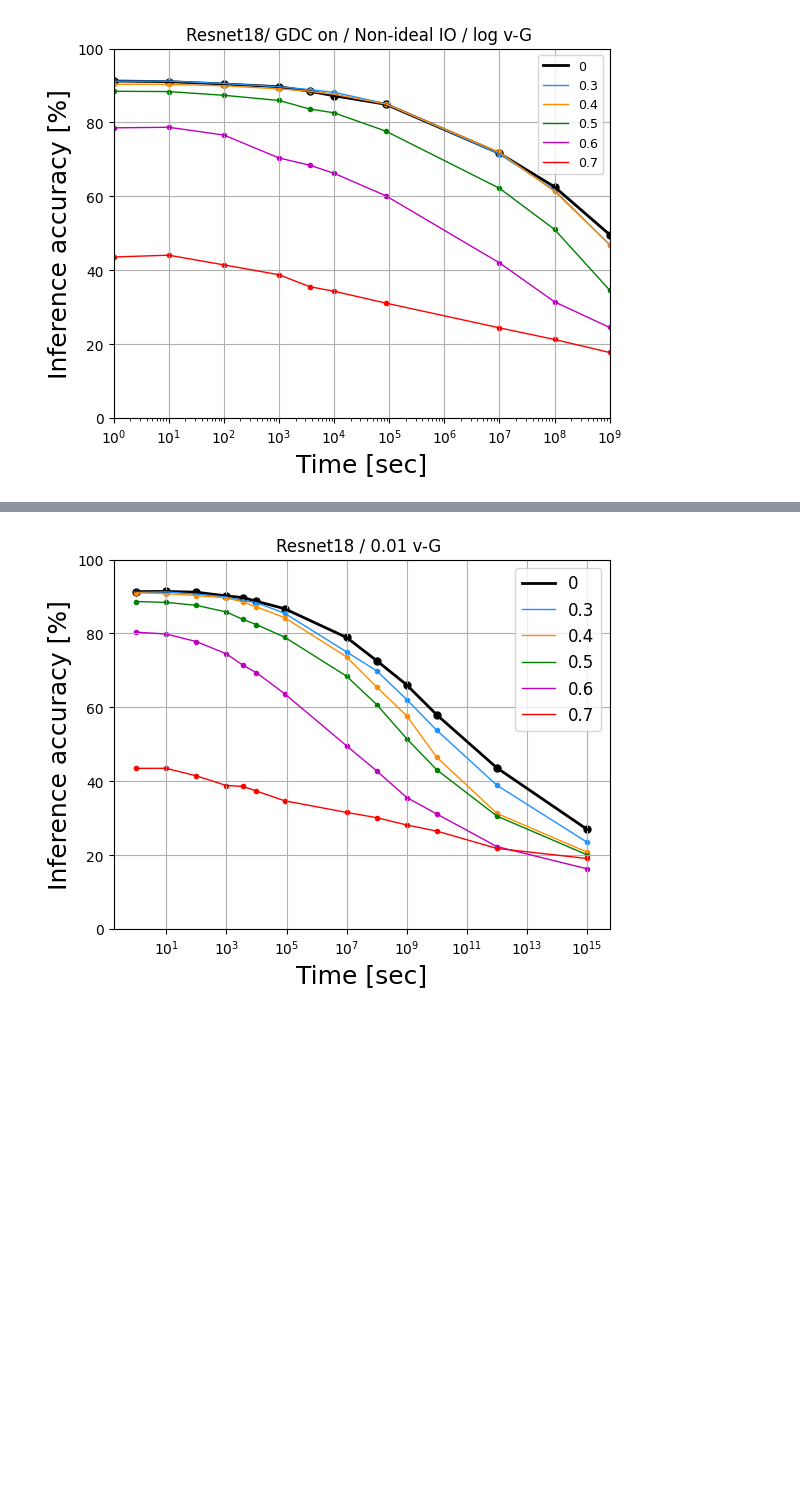
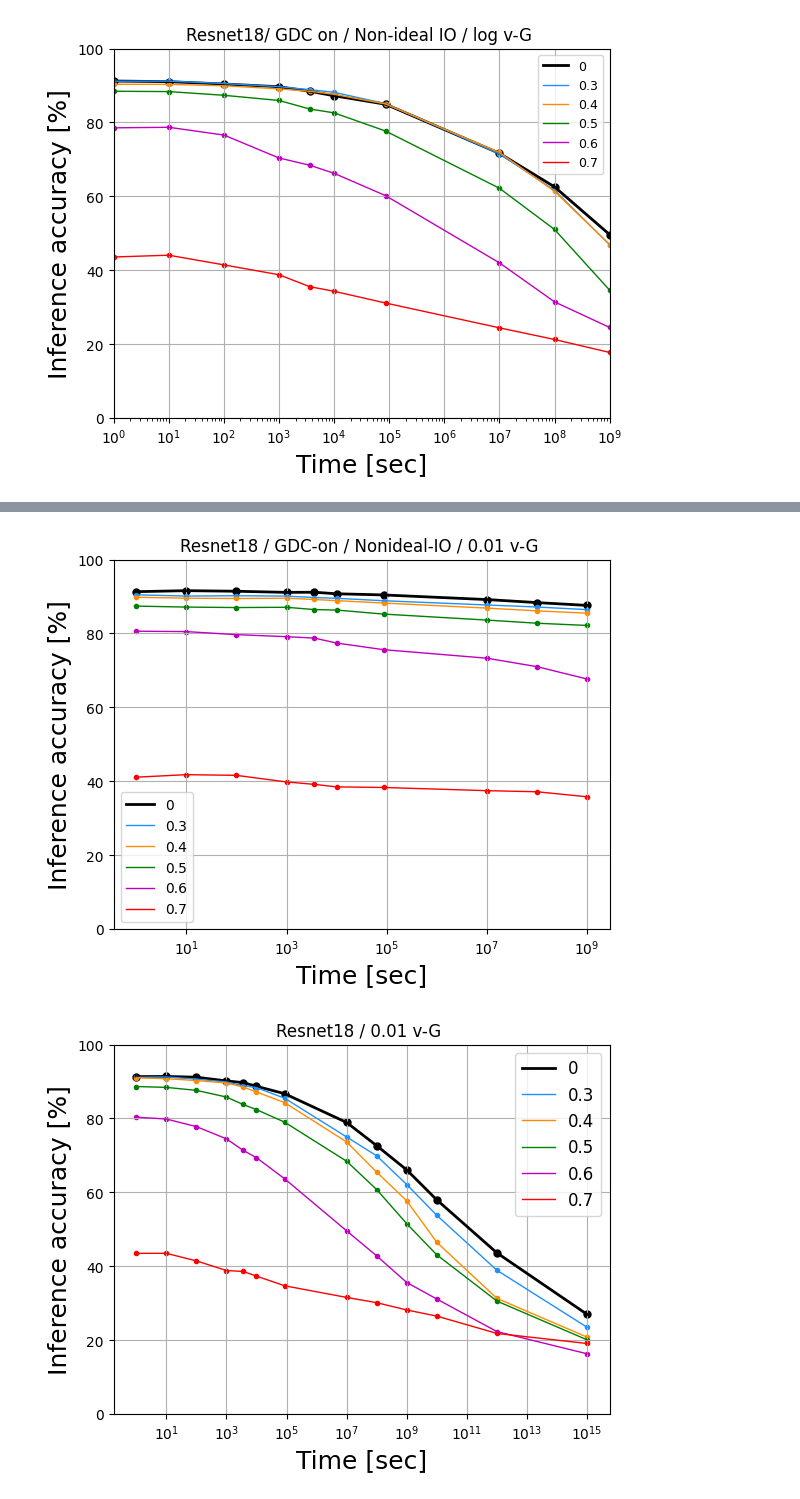
Before and after one commit to PRAM-weight-biasing/PRAM-weight-biasing, a Jupyter notebook: z_data_processing/241221_p_percent.ipynb, the cells around one changed output, grey strips where cells are left out. Cells and saved outputs as stored; diff of their text form; code cells hidden in the pictures; blank space fills up the shorter version.

```diff
--- a/z_data_processing/241221_p_percent.ipynb
+++ b/z_data_processing/241221_p_percent.ipynb
@@ -233,3 +237,6 @@ plt.xscale('log')
 plt.show()
 # %% [output]
 [figure]
+# %%
+df_pivot_001 = df_res_001.pivot_table(index=pivot_index, columns='pruning', values='accuracy', aggfunc='mean')
+df_pivot_001.reset_index(inplace=True) # index to columns
@@ -236,3 +257,40 @@ plt.show()
+# %%
+import matplotlib.pyplot as plt
+
+x = df_pivot_001['inf_time']
+
+plt.grid(True)
+
+plt.plot(x,df_pivot_001['-'], label = '0', linewidth=2, color='k')
+plt.scatter(x, df_pivot_001['-'], marker='.', s=100, color='k')
+
+plt.plot(x,df_pivot_001[0.3], label = '0.3', linewidth=1, color='dodgerblue')
+plt.scatter(x, df_pivot_001[0.3], marker='.',  color='dodgerblue')
+
+plt.plot(x,df_pivot_001[0.4], label = '0.4', linewidth=1, color='darkorange')
+plt.scatter(x, df_pivot_001[0.4], marker='.',  color='darkorange')
+
+plt.plot(x,df_pivot_001[0.5], label = '0.5', linewidth=1, color='g')
+plt.scatter(x, df_pivot_001[0.5], marker='.',  color='g')
+
+plt.plot(x,df_pivot_001[0.6], label = '0.6', linewidth=1, color='m')
+plt.scatter(x, df_pivot_001[0.6], marker='.',  color='m')
+
+plt.plot(x,df_pivot_001[0.7], label = '0.7', linewidth=1, color='r')
+plt.scatter(x, df_pivot_001[0.7], marker='.', color='r')
+
+plt.title("Resnet18 / GDC-on / Nonideal-IO / 0.01 v-G ")
+plt.legend(fontsize=10, loc='lower left', bbox_to_anchor=(0.0, 0.0))
+plt.xlabel('Time [sec]',fontsize=18)
+plt.ylabel('Inference accuracy [%]', fontsize=18) #, fontweight='demi'
+# plt.xticks(fontsize/14)
+
+plt.ylim(0,100)
+# plt.xlim(1,100000000)
+plt.xscale('log')
+plt.show()
+# %% [output]
+[figure, added]
 # %%
 df_r_pivot_001 = df_res_001.pivot_table(index=pivot_index, columns='pruning', values='accuracy', aggfunc='mean')
 df_r_pivot_001.reset_index(inplace=True) # index to columns
```
Also changed, not shown: parts of 10 cells of this notebook, 1 other file.
